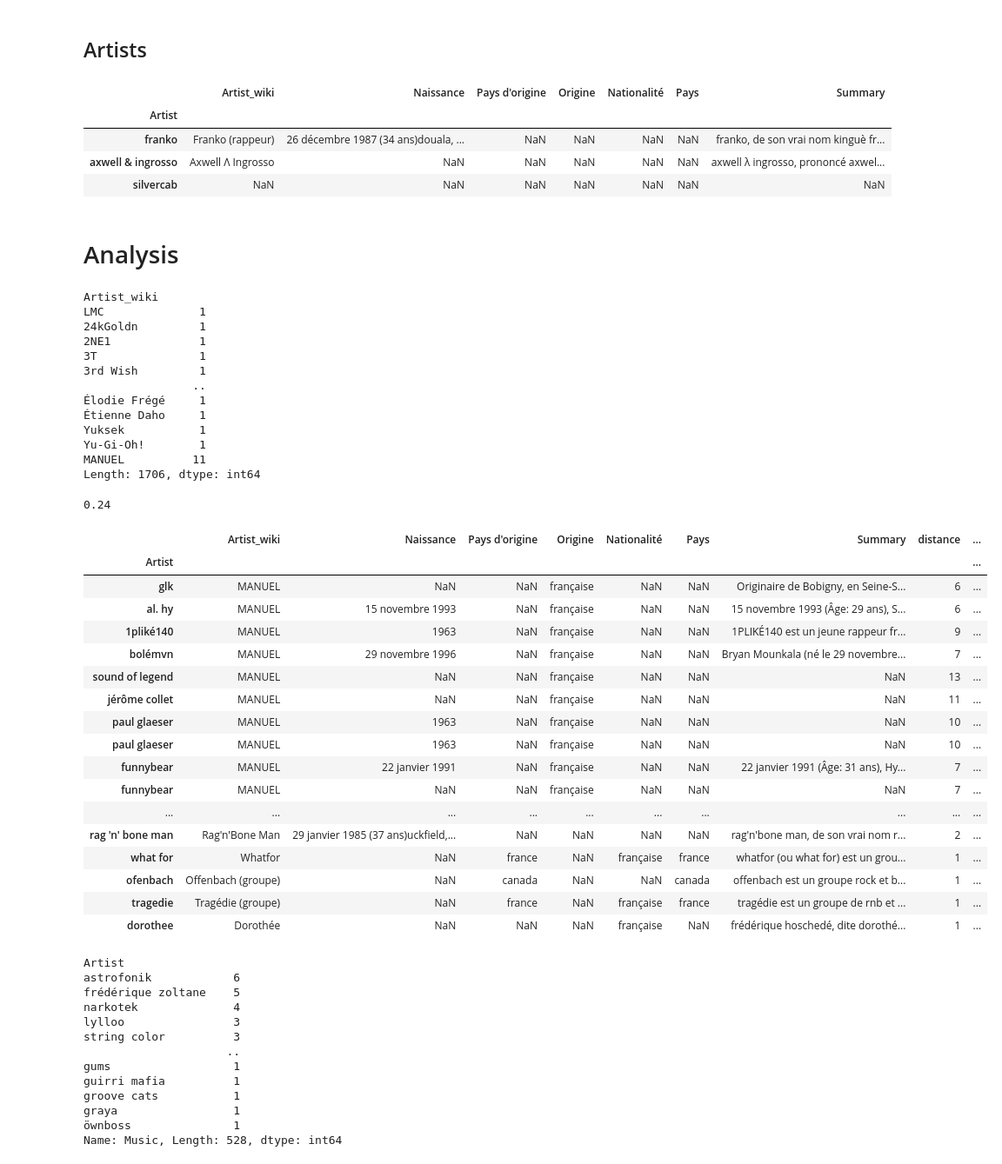
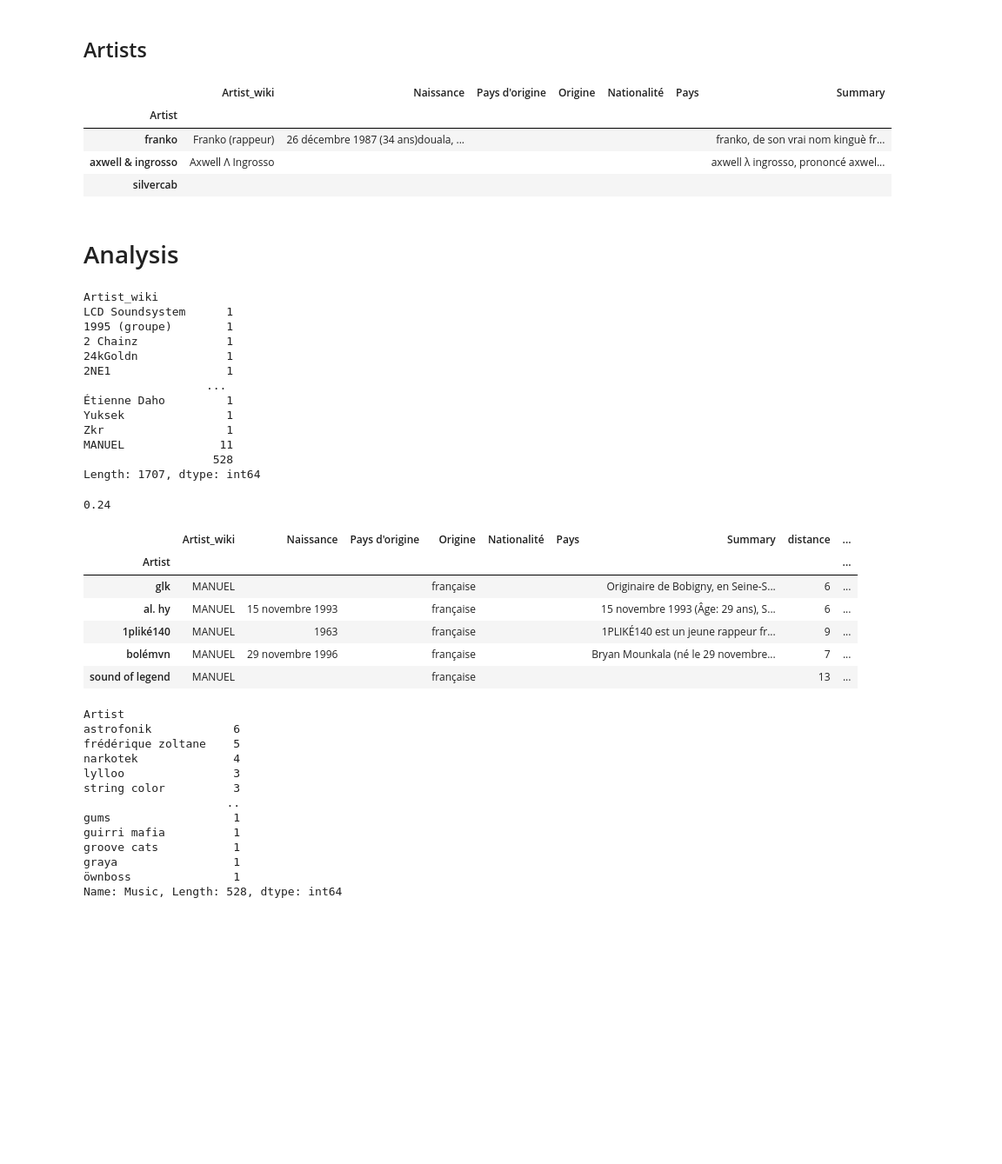
Before and after one commit to StundFR/PFE-Music-Analysis, a Jupyter notebook: stats.ipynb, the cells around one changed output. Shown: that part at 87% size. Cells and saved outputs as stored; diff of their text form; code cells hidden in the pictures; blank space fills up the shorter version.

```diff
--- a/stats.ipynb
+++ b/stats.ipynb
@@ -43,30 +43,31 @@ chart.drop_duplicates(inplace=True)
 ## Artists
 # %%
 artist = pd.read_csv("../artist.csv", index_col=0)
+artist.fillna(MISSING, inplace=True)
 # %%
 artist.head(3)
 # %% [output]
 |  | Artist_wiki | Naissance | Pays d'origine | Origine | Nationalité | Pays | Summary |
 | Artist |  |  |  |  |  |  |  |
-| franko | Franko (rappeur) | 26 décembre 1987 (34 ans)douala, ... | NaN | NaN | NaN | NaN | franko, de son vrai nom kinguè fr... |
-| axwell & ingrosso | Axwell Λ Ingrosso | NaN | NaN | NaN | NaN | NaN | axwell λ ingrosso, prononcé axwel... |
-| silvercab | NaN | NaN | NaN | NaN | NaN | NaN | NaN |
+| franko | Franko (rappeur) | 26 décembre 1987 (34 ans)douala, ... |  |  |  |  | franko, de son vrai nom kinguè fr... |
+| axwell & ingrosso | Axwell Λ Ingrosso |  |  |  |  |  | axwell λ ingrosso, prononcé axwel... |
+| silvercab |  |  |  |  |  |  |  |
 # %% [markdown]
 # Analysis
 # %%
 artist.value_counts("Artist_wiki").sort_values() #Aucune page en wiki en double, ce qui est un bon signe !
 # %% [output]
 Artist_wiki
-LMC              1
-24kGoldn         1
-2NE1             1
-3T               1
-3rd Wish         1
-                ..
-Élodie Frégé     1
-Étienne Daho     1
-Yuksek           1
-Yu-Gi-Oh!        1
-MANUEL          11
-Length: 1706, dtype: int64
+LCD Soundsystem      1
+1995 (groupe)        1
+2 Chainz             1
+24kGoldn             1
+2NE1                 1
+                  ...
+Étienne Daho         1
+Yuksek               1
+Zkr                  1
+MANUEL              11
+                   528
+Length: 1707, dtype: int64
 # %%
@@ -74,7 +75,7 @@ np.round(artist["Artist_wiki"].isna().sum() / artist.shape[0], 2) # 24% des arti
 # %% [output]
 0.24
 # %%
-artist = artist[~artist["Artist_wiki"].isna()] #On ne garde que les artistes qui ont une page en wiki
+artist = artist[artist["Artist_wiki"] != MISSING] #On ne garde que les artistes qui ont une page en wiki
 # %%
 #On recalcul les distances entre les noms d'artistes et les pages wikipédia pour vérifier
 def calc_dist(artist, wiki):
@@ -90,26 +91,14 @@ def calc_dist(artist, wiki):
 artist["distance"] = artist.apply(lambda x: calc_dist(x.name, x["Artist_wiki"]), axis=1)
 artist["distance_norm"] = artist.apply(lambda x : x["distance"]/len(x.name), axis=1)
 # %%
-n = 0
-artist.sort_values("distance_norm", ascending=False)[n*50:(n+1)*50] #Nos distances sont bonnes
+artist.sort_values("distance_norm", ascending=False).head() #Nos distances sont bonnes
 # %% [output]
 |  | Artist_wiki | Naissance | Pays d'origine | Origine | Nationalité | Pays | Summary | distance | ... |
 | Artist |  |  |  |  |  |  |  |  | ... |
-| glk | MANUEL | NaN | NaN | française | NaN | NaN | Originaire de Bobigny, en Seine-S... | 6 | ... |
-| al. hy | MANUEL | 15 novembre 1993 | NaN | française | NaN | NaN | 15 novembre 1993 (Âge: 29 ans), S... | 6 | ... |
-| 1pliké140 | MANUEL | 1963 | NaN | française | NaN | NaN | 1PLIKÉ140 est un jeune rappeur fr... | 9 | ... |
-| bolémvn | MANUEL | 29 novembre 1996 | NaN | française | NaN | NaN | Bryan Mounkala (né le 29 novembre... | 7 | ... |
-| sound of legend | MANUEL | NaN | NaN | française | NaN | NaN | NaN | 13 | ... |
-| jérôme collet | MANUEL | NaN | NaN | française | NaN | NaN | NaN | 11 | ... |
-| paul glaeser | MANUEL | 1963 | NaN | française | NaN | NaN | NaN | 10 | ... |
-| paul glaeser | MANUEL | 1963 | NaN | française | NaN | NaN | NaN | 10 | ... |
-| funnybear | MANUEL | 22 janvier 1991 | NaN | française | NaN | NaN | 22 janvier 1991 (Âge: 31 ans), Hy... | 7 | ... |
-| funnybear | MANUEL | NaN | NaN | française | NaN | NaN | NaN | 7 | ... |
-| ... | ... | ... | ... | ... | ... | ... | ... | ... | ... |
-| rag 'n' bone man | Rag'n'Bone Man | 29 janvier 1985 (37 ans)uckfield,... | NaN | NaN | NaN | NaN | rag'n'bone man, de son vrai nom r... | 2 | ... |
-| what for | Whatfor | NaN | france | NaN | française | france | whatfor (ou what for) est un grou... | 1 | ... |
-| ofenbach | Offenbach (groupe) | NaN | canada | NaN | NaN | canada | offenbach est un groupe rock et b... | 1 | ... |
-| tragedie | Tragédie (groupe) | NaN | france | NaN | française | france | tragédie est un groupe de rnb et ... | 1 | ... |
-| dorothee | Dorothée | NaN | NaN | NaN | française | NaN | frédérique hoschedé, dite dorothé... | 1 | ... |
+| glk | MANUEL |  |  | française |  |  | Originaire de Bobigny, en Seine-S... | 6 | ... |
+| al. hy | MANUEL | 15 novembre 1993 |  | française |  |  | 15 novembre 1993 (Âge: 29 ans), S... | 6 | ... |
+| 1pliké140 | MANUEL | 1963 |  | française |  |  | 1PLIKÉ140 est un jeune rappeur fr... | 9 | ... |
+| bolémvn | MANUEL | 29 novembre 1996 |  | française |  |  | Bryan Mounkala (né le 29 novembre... | 7 | ... |
+| sound of legend | MANUEL |  |  | française |  |  |  | 13 | ... |
 # %%
 #Ajout de la colonne "Missing" pour voir ceux sur qui on n'a pas de données
```
Also changed, not shown: parts of 27 cells of this notebook.
